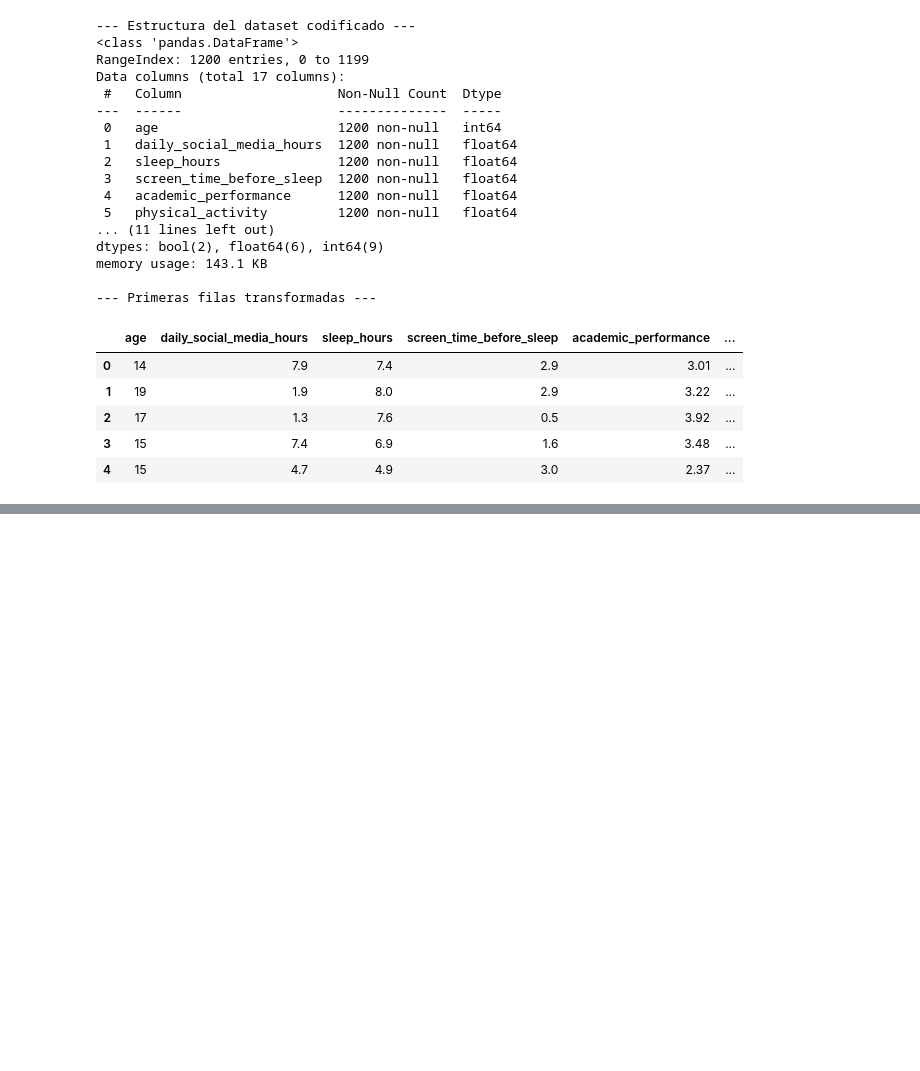
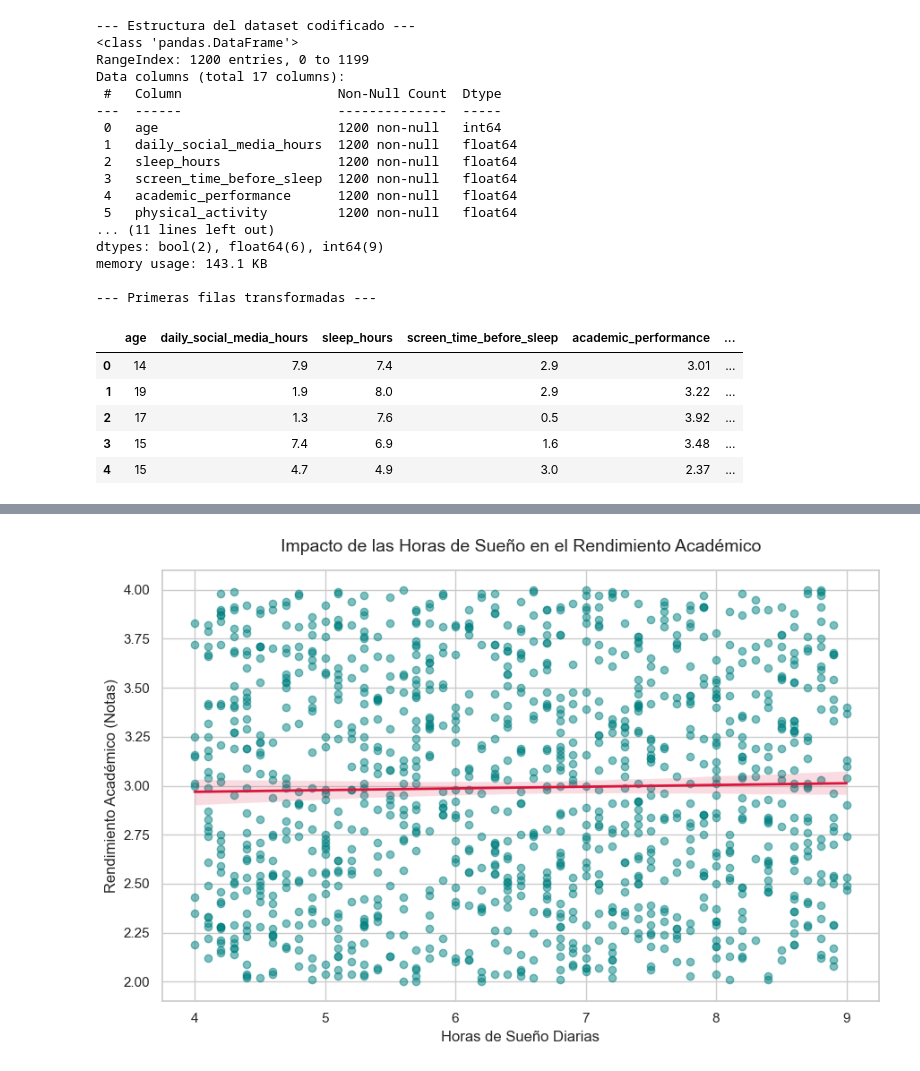
Before and after one commit to Bootcamp-DA-P2/proyecto7-regression-grupo5, a Jupyter notebook: 1.ipynb, the cells around one changed output, grey strips where cells are left out. Drawn from its saved outputs; the diff is of its cells as text; code cells hidden in the pictures; blank space fills up the shorter version.

```diff
--- a/1.ipynb
+++ b/1.ipynb
@@ -323,0 +356,27 @@ memory usage: 143.1 KB
+# %%
+import matplotlib.pyplot as plt
+import seaborn as sns
+
+# 1. Configurar el tamaño del lienzo
+plt.figure(figsize=(9, 6))
+
+# 2. Crear el gráfico de dispersión con línea de regresión
+# 'regplot' dibuja los puntos y calcula automáticamente la recta de mejor ajuste (roja)
+sns.regplot(
+    data=df,
+    x='sleep_hours',
+    y='academic_performance',
+    scatter_kws={'alpha': 0.5, 'color': 'teal'},  # Puntos color verde azulado con transparencia
+    line_kws={'color': 'crimson', 'linewidth': 2}  # Línea de tendencia de color rojo
+)
+
+# 3. Personalizar títulos y etiquetas
+plt.title('Impacto de las Horas de Sueño en el Rendimiento Académico', fontsize=14, pad=15)
+plt.xlabel('Horas de Sueño Diarias', fontsize=12)
+plt.ylabel('Rendimiento Académico (Notas)', fontsize=12)
+
+# 4. Ajustar y mostrar
+plt.tight_layout()
+plt.show()
+# %% [output]
+[figure, added]
```
Also changed, not shown: parts of 3 cells of this notebook, 1 other file.
